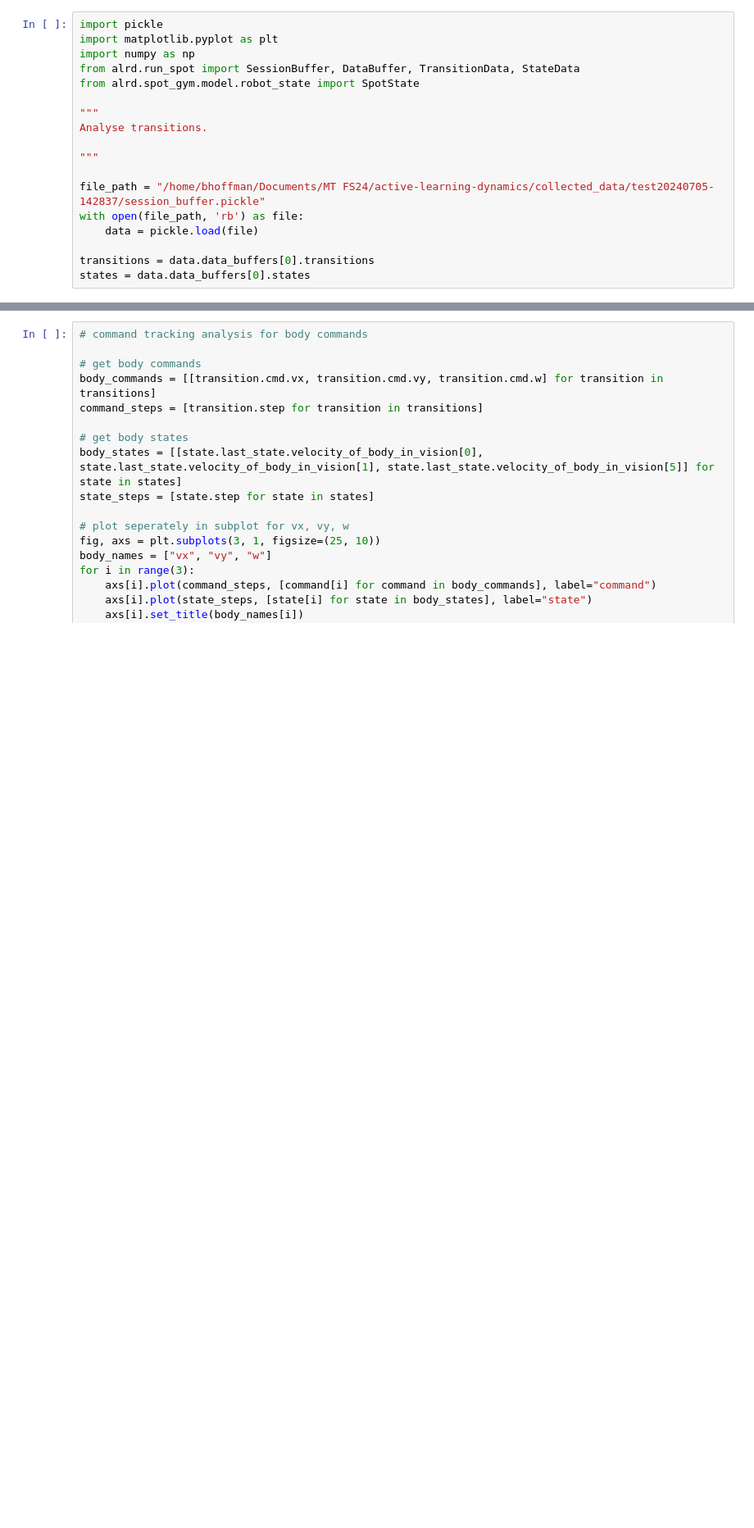
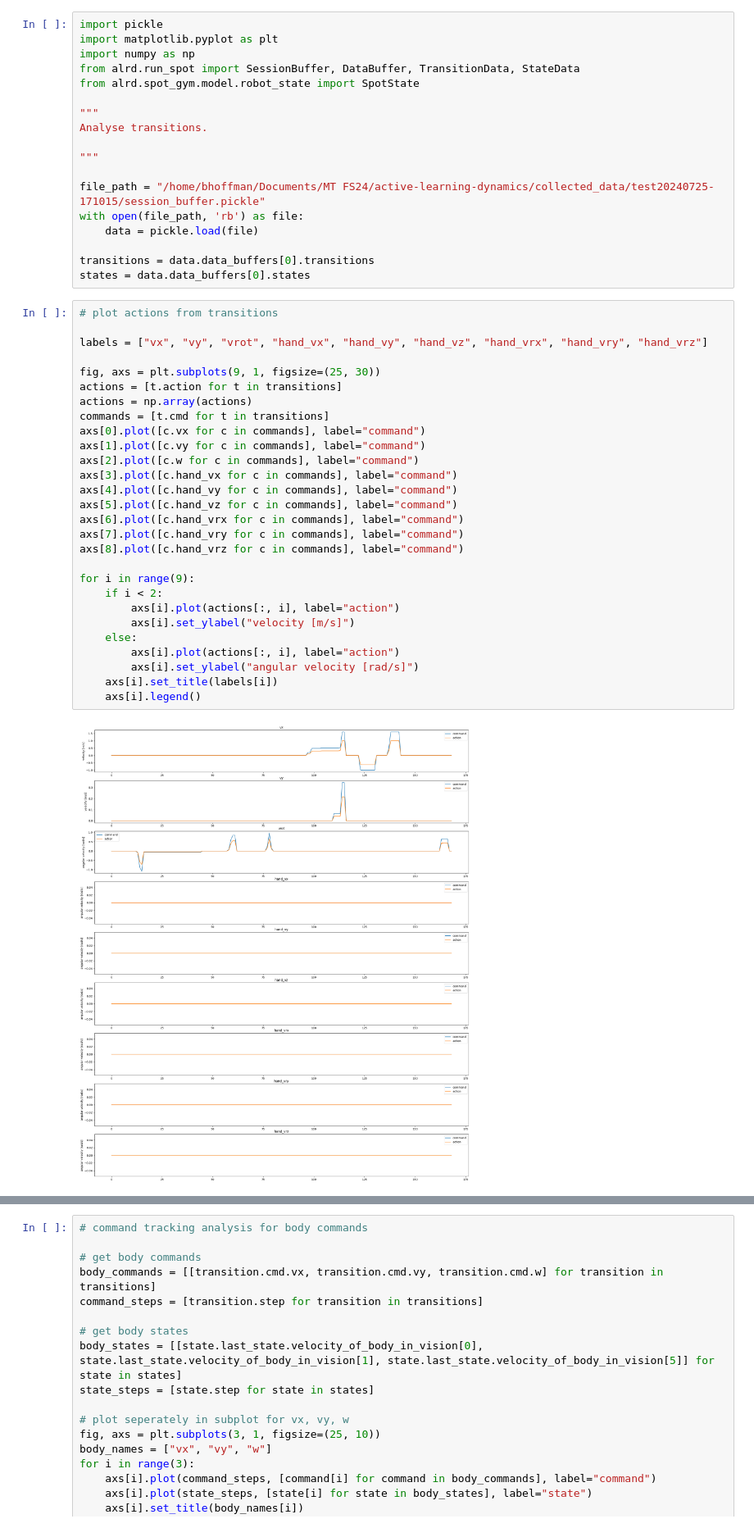
Before and after one commit to benjirer/active-learning-dynamics, a Jupyter notebook: data_analysis/transitions_analysis.ipynb, the cells around one changed output, grey strips where cells are left out. Shown at 82% size. Drawn from its saved outputs; the diff is of its cells as text; blank space fills up the shorter version.

```diff
--- a/data_analysis/transitions_analysis.ipynb
+++ b/data_analysis/transitions_analysis.ipynb
@@ -10,12 +10,42 @@ Analyse transitions.
 
 """
 
-file_path = "/home/bhoffman/Documents/MT FS24/active-learning-dynamics/collected_data/test20240705-142837/session_buffer.pickle"
+file_path = "/home/bhoffman/Documents/MT FS24/active-learning-dynamics/collected_data/test20240725-171015/session_buffer.pickle"
 with open(file_path, 'rb') as file:
     data = pickle.load(file)
 
 transitions = data.data_buffers[0].transitions
 states = data.data_buffers[0].states
+# %%
+# plot actions from transitions
+
+labels = ["vx", "vy", "vrot", "hand_vx", "hand_vy", "hand_vz", "hand_vrx", "hand_vry", "hand_vrz"]
+
+fig, axs = plt.subplots(9, 1, figsize=(25, 30))
+actions = [t.action for t in transitions]
+actions = np.array(actions)
+commands = [t.cmd for t in transitions]
+axs[0].plot([c.vx for c in commands], label="command")
+axs[1].plot([c.vy for c in commands], label="command")
+axs[2].plot([c.w for c in commands], label="command")
+axs[3].plot([c.hand_vx for c in commands], label="command")
+axs[4].plot([c.hand_vy for c in commands], label="command")
+axs[5].plot([c.hand_vz for c in commands], label="command")
+axs[6].plot([c.hand_vrx for c in commands], label="command")
+axs[7].plot([c.hand_vry for c in commands], label="command")
+axs[8].plot([c.hand_vrz for c in commands], label="command")
+
+for i in range(9):
+    if i < 2:
+        axs[i].plot(actions[:, i], label="action")
+        axs[i].set_ylabel("velocity [m/s]")
+    else:
+        axs[i].plot(actions[:, i], label="action")
+        axs[i].set_ylabel("angular velocity [rad/s]")
+    axs[i].set_title(labels[i])
+    axs[i].legend()
+# %% [output]
+[figure, added]
 # %%
 # command tracking analysis for arm joint commands
 
```
Also changed, not shown: parts of 1 cell of this notebook, 15 other files.
